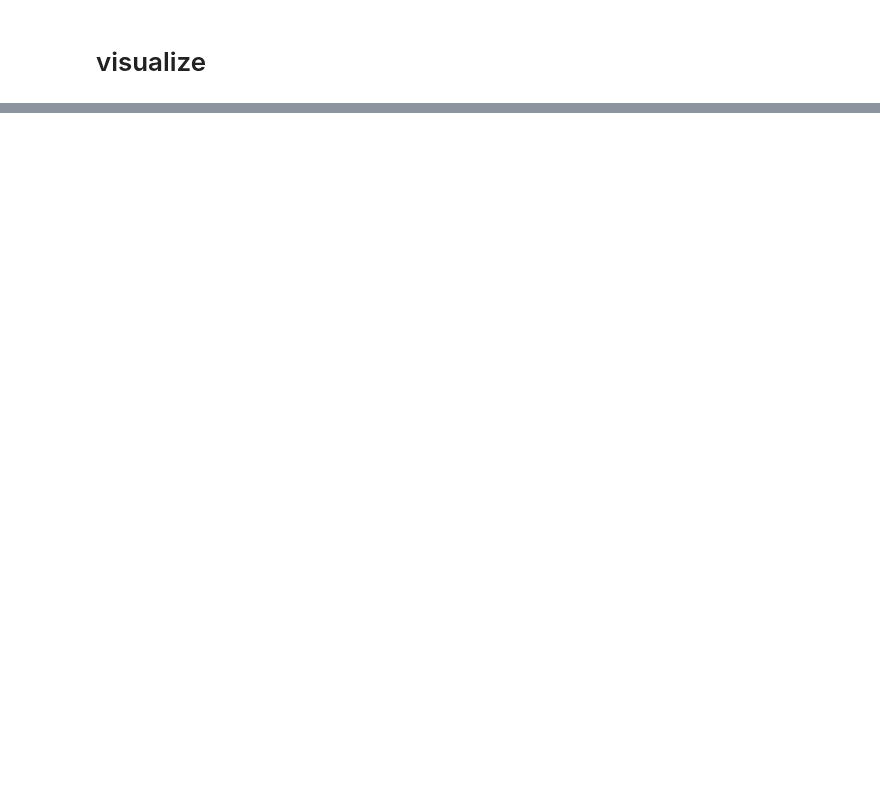
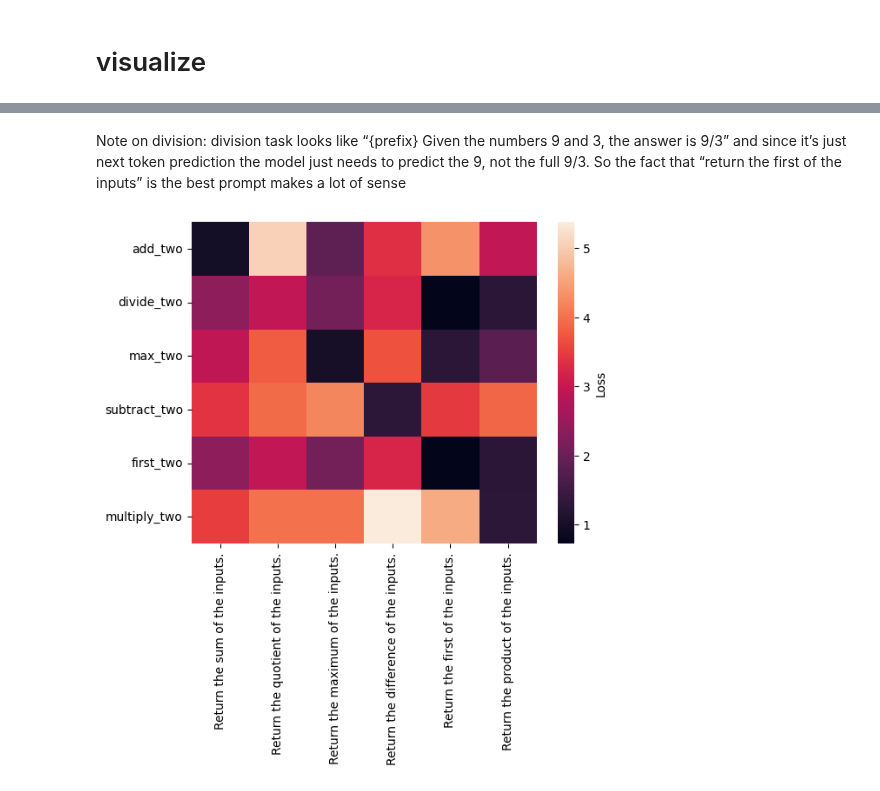
Before and after one commit to csinva/iprompt, a Jupyter notebook: notebooks/01_prompt_task_alignment.ipynb, the cells around one changed output, grey strips where cells are left out. Drawn from its saved outputs; the diff is of its cells as text; code cells hidden in the pictures; blank space fills up the shorter version.

```diff
--- a/notebooks/01_prompt_task_alignment.ipynb
+++ b/notebooks/01_prompt_task_alignment.ipynb
@@ -199,0 +202,8 @@ plt.tight_layout()
+# %% [markdown]
+Note on division: division task looks like “{prefix} Given the numbers 9 and 3, the answer is 9/3” and since it’s just next token prediction the model just needs to predict the 9, not the full 9/3. So the fact that “return the first of the inputs” is the best prompt makes a lot of sense
+# %%
+sns.heatmap(losses, yticklabels=task_names,
+            xticklabels=task_descriptions, cbar_kws={'label': 'Loss'})
+plt.savefig(f'figs/heatmap_{model_name.replace("/", "___")}')
+# %% [output]
+[figure, added]
```
Also changed, not shown: parts of 4 cells of this notebook.
